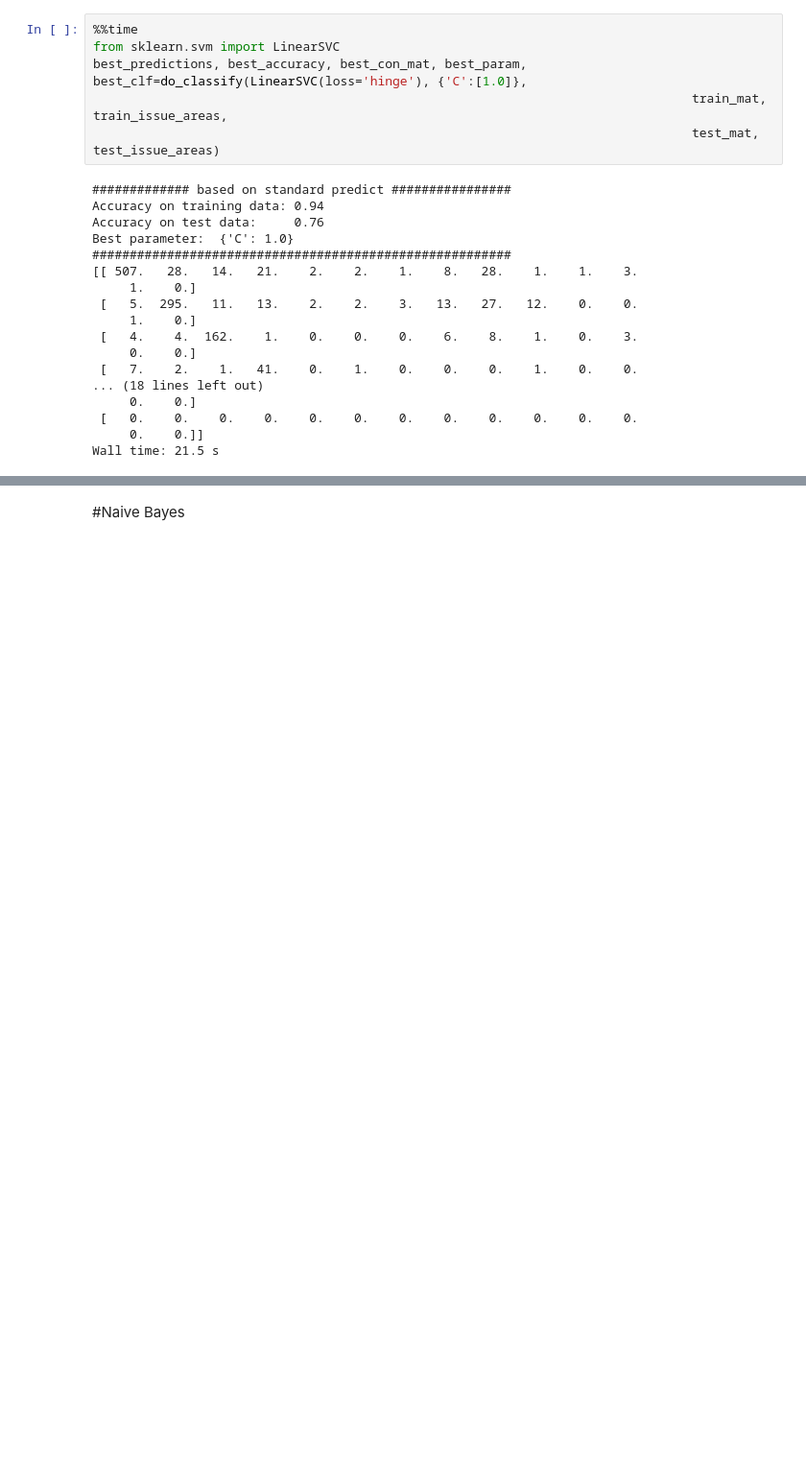
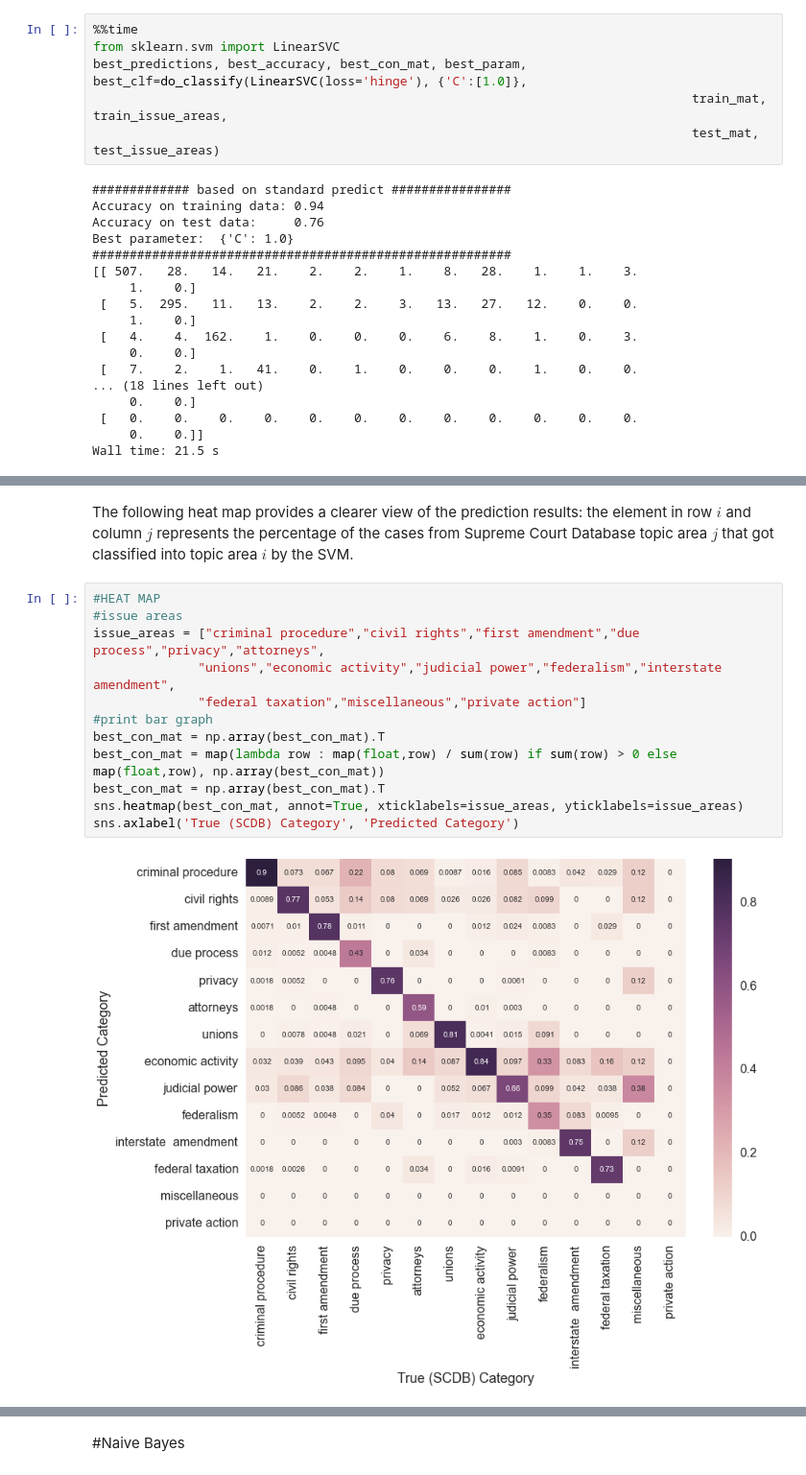
Before and after one commit to yunhanxu/cs109-project, a Jupyter notebook: comparisons_and_conclusion.ipynb, the cells around one changed output, grey strips where cells are left out. Shown at 96% size. Saved outputs shown, nothing was run; the diff lists cells and outputs as text; blank space fills up the shorter version.

```diff
--- a/comparisons_and_conclusion.ipynb
+++ b/comparisons_and_conclusion.ipynb
@@ -451,0 +371,16 @@ Wall time: 21.5 s
+# %% [markdown]
+The following heat map provides a clearer view of the prediction results: the element in row $i$ and column $j$ represents the percentage of the cases from Supreme Court Database topic area $j$ that got classified into topic area $i$ by the SVM.
+# %%
+#HEAT MAP
+#issue areas
+issue_areas = ["criminal procedure","civil rights","first amendment","due process","privacy","attorneys",
+              "unions","economic activity","judicial power","federalism","interstate  amendment",
+              "federal taxation","miscellaneous","private action"]
+#print bar graph
+best_con_mat = np.array(best_con_mat).T
+best_con_mat = map(lambda row : map(float,row) / sum(row) if sum(row) > 0 else map(float,row), np.array(best_con_mat))
+best_con_mat = np.array(best_con_mat).T
+sns.heatmap(best_con_mat, annot=True, xticklabels=issue_areas, yticklabels=issue_areas)
+sns.axlabel('True (SCDB) Category', 'Predicted Category')
+# %% [output]
+[figure, added]
```
Also changed, not shown: parts of 20 cells of this notebook.
